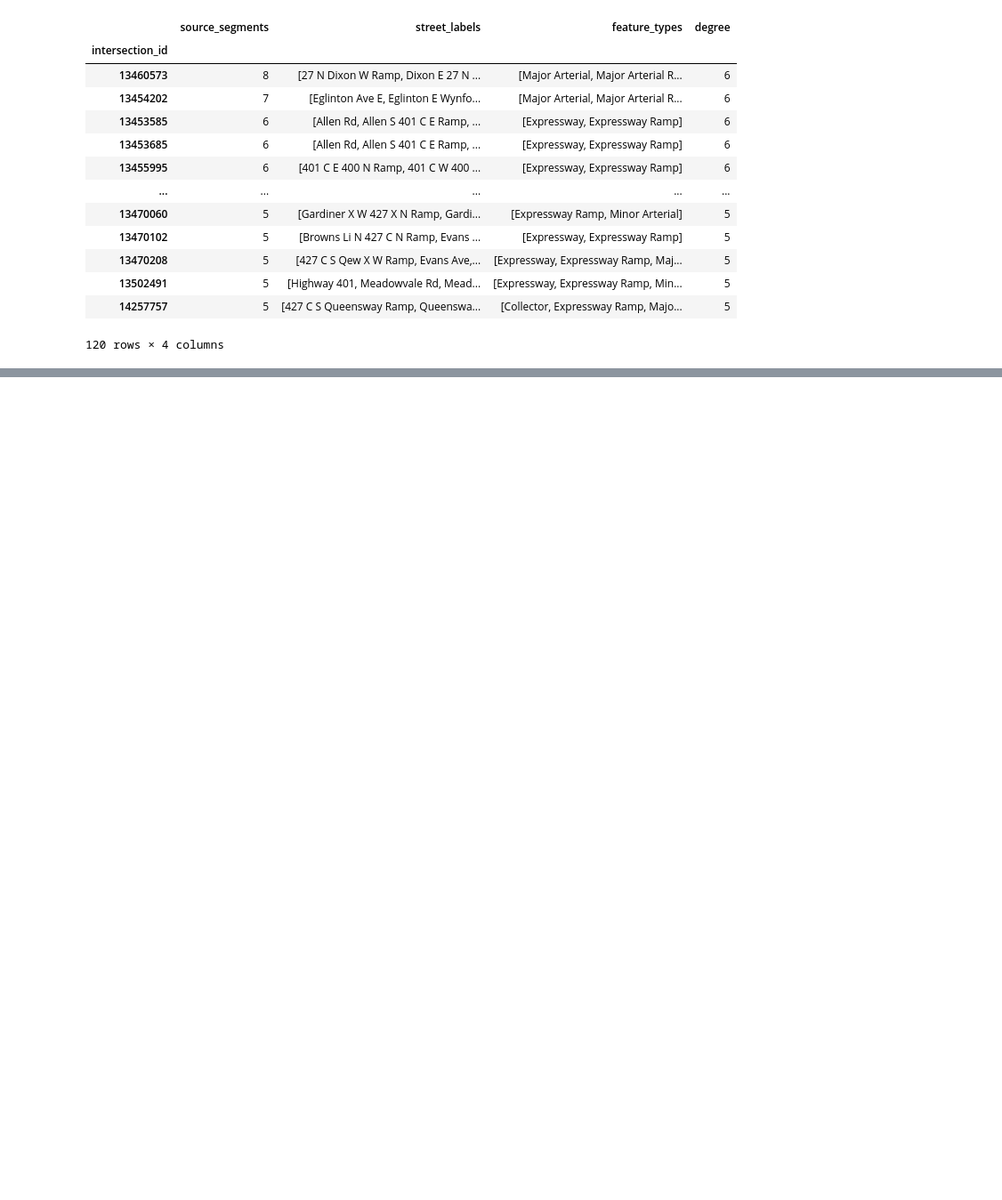
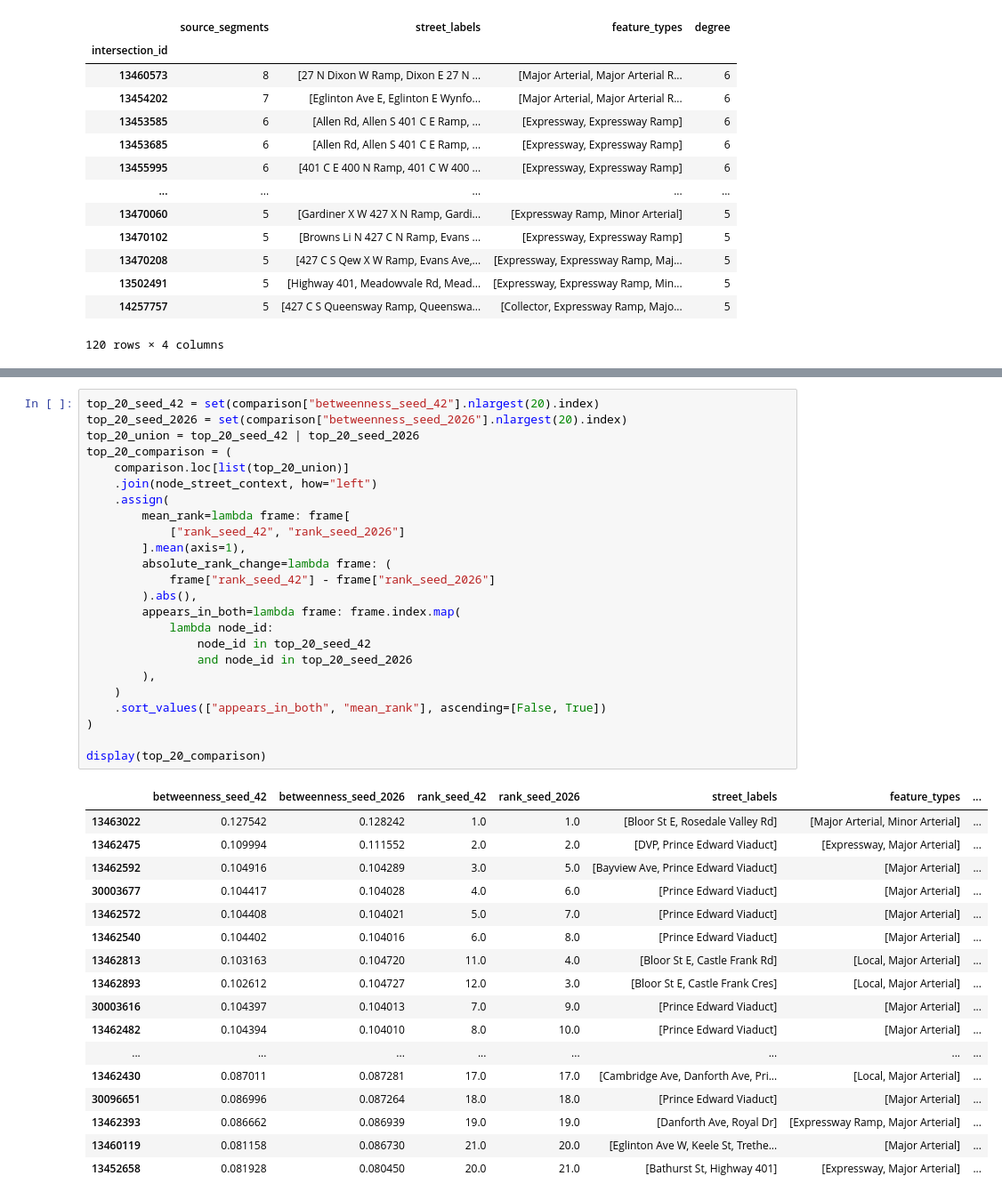
Before and after one commit to KVishal1012/toronto_network_analysis, a Jupyter notebook: notebooks/02_network_graph.ipynb, the cells around one changed output, grey strips where cells are left out. Shown at 89% size. Saved outputs shown, nothing was run; the diff lists cells and outputs as text; blank space fills up the shorter version.

```diff
--- a/notebooks/02_network_graph.ipynb
+++ b/notebooks/02_network_graph.ipynb
@@ -1036,0 +1129,42 @@ display(top_betweenness)
+# %%
+top_20_seed_42 = set(comparison["betweenness_seed_42"].nlargest(20).index)
+top_20_seed_2026 = set(comparison["betweenness_seed_2026"].nlargest(20).index)
+top_20_union = top_20_seed_42 | top_20_seed_2026
+top_20_comparison = (
+    comparison.loc[list(top_20_union)]
+    .join(node_street_context, how="left")
+    .assign(
+        mean_rank=lambda frame: frame[
+            ["rank_seed_42", "rank_seed_2026"]
+        ].mean(axis=1),
+        absolute_rank_change=lambda frame: (
+            frame["rank_seed_42"] - frame["rank_seed_2026"]
+        ).abs(),
+        appears_in_both=lambda frame: frame.index.map(
+            lambda node_id:
+                node_id in top_20_seed_42
+                and node_id in top_20_seed_2026
+        ),
+    )
+    .sort_values(["appears_in_both", "mean_rank"], ascending=[False, True])
+)
+
+display(top_20_comparison)
+# %% [output]
+|  | betweenness_seed_42 | betweenness_seed_2026 | rank_seed_42 | rank_seed_2026 | street_labels | feature_types | ... |
+| 13463022 | 0.127542 | 0.128242 | 1.0 | 1.0 | [Bloor St E, Rosedale Valley Rd] | [Major Arterial, Minor Arterial] | ... |
+| 13462475 | 0.109994 | 0.111552 | 2.0 | 2.0 | [DVP, Prince Edward Viaduct] | [Expressway, Major Arterial] | ... |
+| 13462592 | 0.104916 | 0.104289 | 3.0 | 5.0 | [Bayview Ave, Prince Edward Viaduct] | [Major Arterial] | ... |
+| 30003677 | 0.104417 | 0.104028 | 4.0 | 6.0 | [Prince Edward Viaduct] | [Major Arterial] | ... |
+| 13462572 | 0.104408 | 0.104021 | 5.0 | 7.0 | [Prince Edward Viaduct] | [Major Arterial] | ... |
+| 13462540 | 0.104402 | 0.104016 | 6.0 | 8.0 | [Prince Edward Viaduct] | [Major Arterial] | ... |
+| 13462813 | 0.103163 | 0.104720 | 11.0 | 4.0 | [Bloor St E, Castle Frank Rd] | [Local, Major Arterial] | ... |
+| 13462893 | 0.102612 | 0.104727 | 12.0 | 3.0 | [Bloor St E, Castle Frank Cres] | [Local, Major Arterial] | ... |
+| 30003616 | 0.104397 | 0.104013 | 7.0 | 9.0 | [Prince Edward Viaduct] | [Major Arterial] | ... |
+| 13462482 | 0.104394 | 0.104010 | 8.0 | 10.0 | [Prince Edward Viaduct] | [Major Arterial] | ... |
+| ... | ... | ... | ... | ... | ... | ... | ... |
+| 13462430 | 0.087011 | 0.087281 | 17.0 | 17.0 | [Cambridge Ave, Danforth Ave, Pri... | [Local, Major Arterial] | ... |
+| 30096651 | 0.086996 | 0.087264 | 18.0 | 18.0 | [Prince Edward Viaduct] | [Major Arterial] | ... |
+| 13462393 | 0.086662 | 0.086939 | 19.0 | 19.0 | [Danforth Ave, Royal Dr] | [Expressway Ramp, Major Arterial] | ... |
+| 13460119 | 0.081158 | 0.086730 | 21.0 | 20.0 | [Eglinton Ave W, Keele St, Trethe... | [Major Arterial] | ... |
+| 13452658 | 0.081928 | 0.080450 | 20.0 | 21.0 | [Bathurst St, Highway 401] | [Expressway, Major Arterial] | ... |
```
Also changed, not shown: parts of 22 cells of this notebook, 1 other file.
